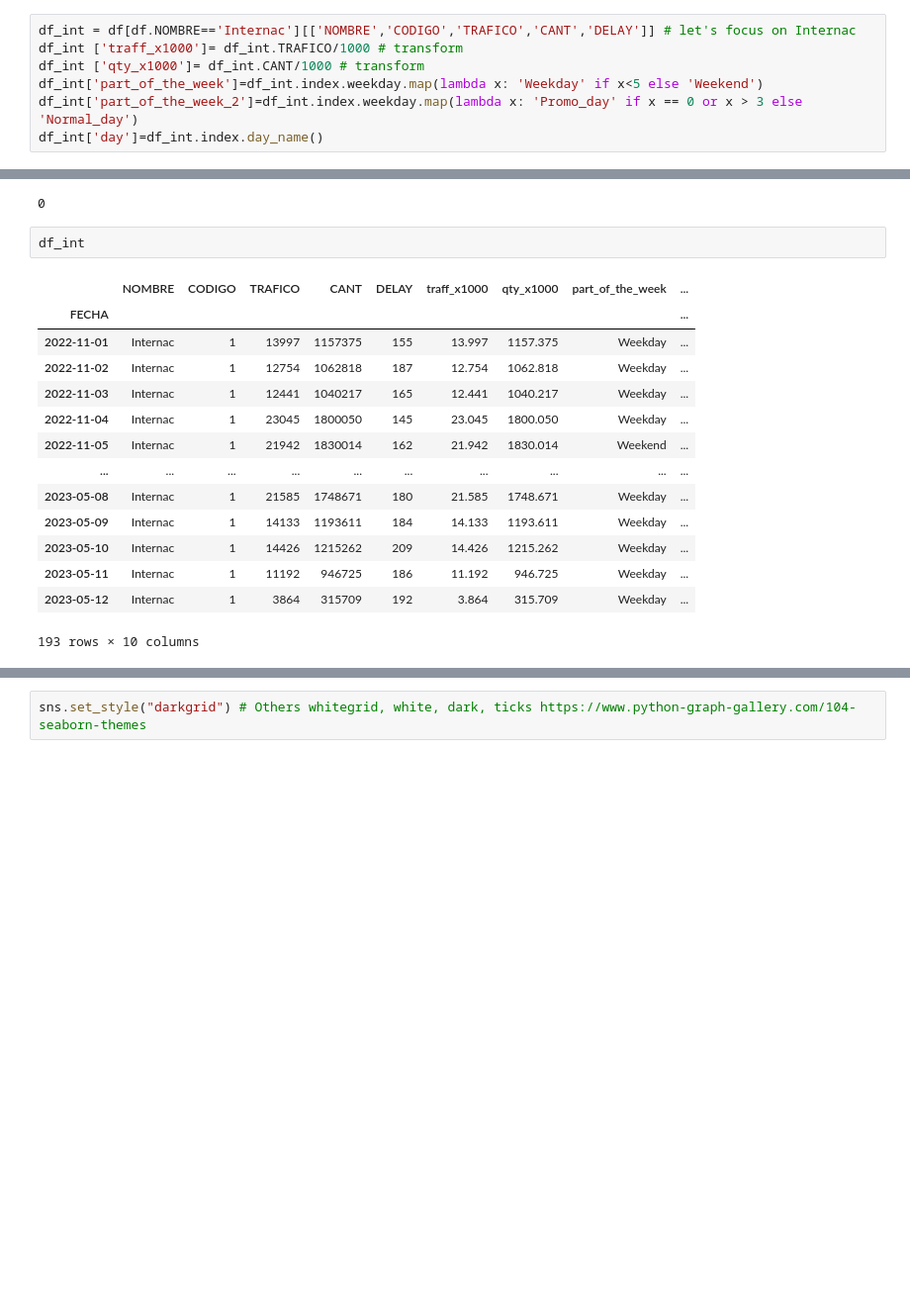
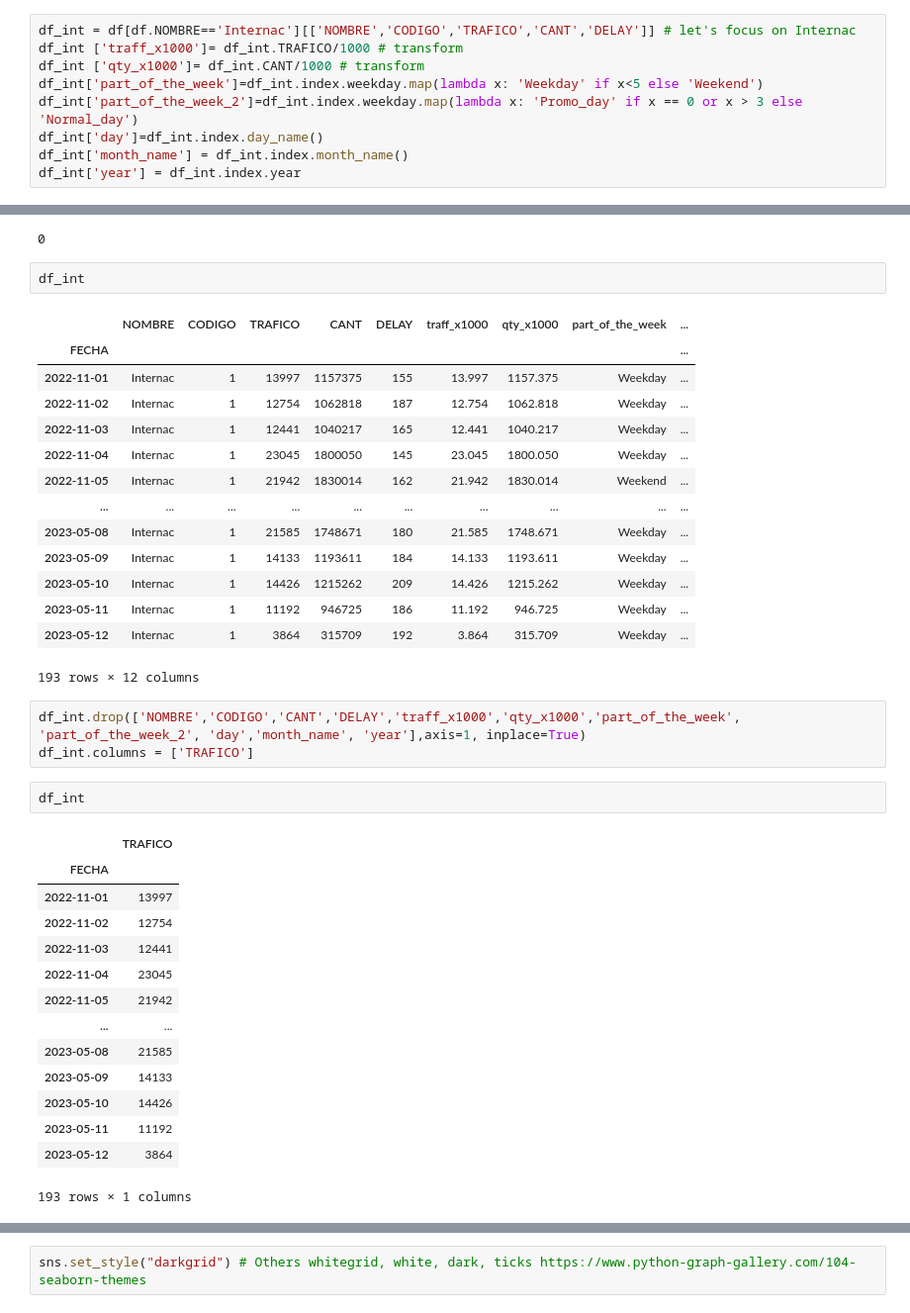
Before and after one commit to gar22891uvg/ProyectoFinalGRP4, a Jupyter notebook: GRP4ProyectoFinal_JAG.ipynb, the cells around one changed output, grey strips where cells are left out. Shown at 99% size. Cells and saved outputs as stored; diff of their text form; blank space fills up the shorter version.

```diff
--- a/GRP4ProyectoFinal_JAG.ipynb
+++ b/GRP4ProyectoFinal_JAG.ipynb
@@ -168,6 +168,8 @@ df_int ['qty_x1000']= df_int.CANT/1000 # transform
 df_int['part_of_the_week']=df_int.index.weekday.map(lambda x: 'Weekday' if x<5 else 'Weekend')
 df_int['part_of_the_week_2']=df_int.index.weekday.map(lambda x: 'Promo_day' if x == 0 or x > 3 else 'Normal_day')
 df_int['day']=df_int.index.day_name()
+df_int['month_name'] = df_int.index.month_name()
+df_int['year'] = df_int.index.year
 # %%
 df_int.index.duplicated().sum()
 # %% [output]
@@ -188,4 +190,24 @@ df_int
 | 2023-05-10 | Internac | 1 | 14426 | 1215262 | 209 | 14.426 | 1215.262 | Weekday | ... |
 | 2023-05-11 | Internac | 1 | 11192 | 946725 | 186 | 11.192 | 946.725 | Weekday | ... |
 | 2023-05-12 | Internac | 1 | 3864 | 315709 | 192 | 3.864 | 315.709 | Weekday | ... |
-193 rows × 10 columns
+193 rows × 12 columns
+# %%
+df_int.drop(['NOMBRE','CODIGO','CANT','DELAY','traff_x1000','qty_x1000','part_of_the_week', 'part_of_the_week_2', 'day','month_name', 'year'],axis=1, inplace=True)
+df_int.columns = ['TRAFICO']
+# %%
+df_int
+# %% [output]
+|  | TRAFICO |
+| FECHA |  |
+| 2022-11-01 | 13997 |
+| 2022-11-02 | 12754 |
+| 2022-11-03 | 12441 |
+| 2022-11-04 | 23045 |
+| 2022-11-05 | 21942 |
+| ... | ... |
+| 2023-05-08 | 21585 |
+| 2023-05-09 | 14133 |
+| 2023-05-10 | 14426 |
+| 2023-05-11 | 11192 |
+| 2023-05-12 | 3864 |
+193 rows × 1 columns
```
Also changed, not shown: parts of 1 cell of this notebook.
